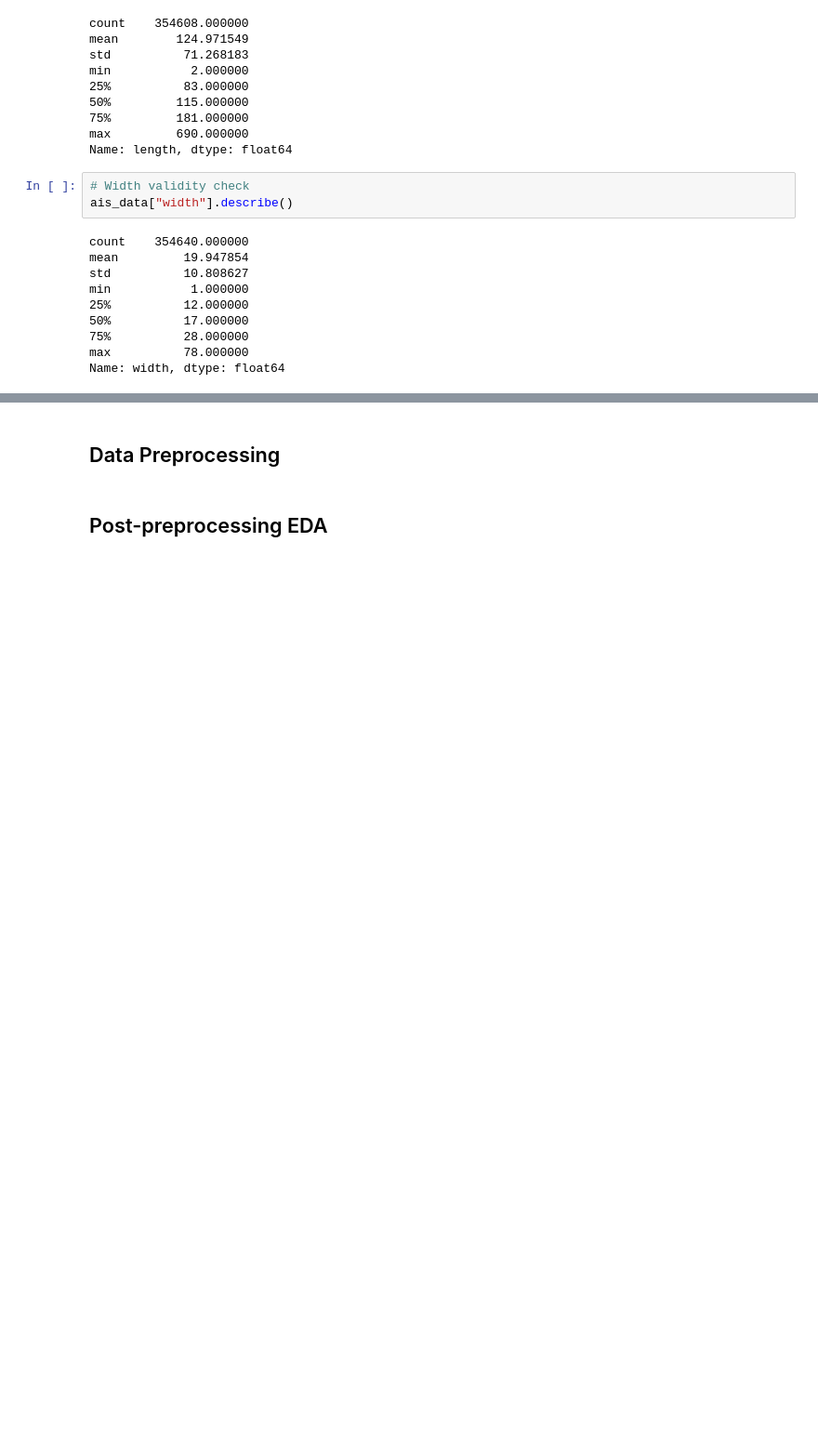
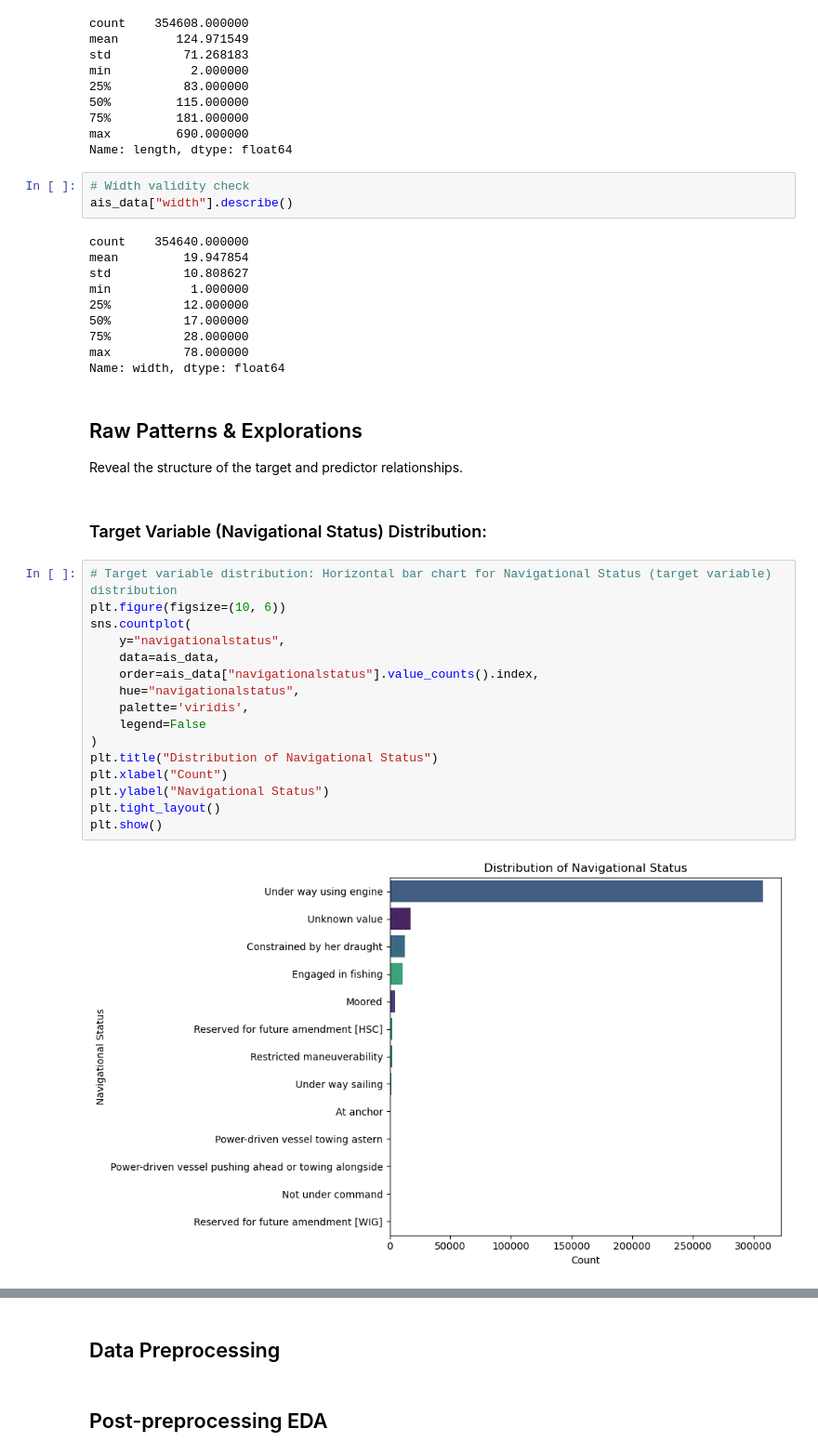
Before and after one commit to rafanahmed/Maritime-Navigational-Status-Classification, a Jupyter notebook: notebooks/01_eda_preprocessing.ipynb, the cells around one changed output, grey strips where cells are left out. Shown at 93% size. Drawn from its saved outputs; the diff is of its cells as text; blank space fills up the shorter version.

Commit message:
Raw Patterns & Explorations

```diff
--- a/notebooks/01_eda_preprocessing.ipynb
+++ b/notebooks/01_eda_preprocessing.ipynb
@@ -249,3 +249,27 @@ min           1.000000
 75%          28.000000
 max          78.000000
 Name: width, dtype: float64
+# %% [markdown]
+## Raw Patterns & Explorations
+
+Reveal the structure of the target and predictor relationships.
+# %% [markdown]
+### Target Variable (Navigational Status) Distribution:
+# %%
+# Target variable distribution: Horizontal bar chart for Navigational Status (target variable) distribution
+plt.figure(figsize=(10, 6))
+sns.countplot(
+    y="navigationalstatus",
+    data=ais_data,
+    order=ais_data["navigationalstatus"].value_counts().index,
+    hue="navigationalstatus",
+    palette='viridis',
+    legend=False
+)
+plt.title("Distribution of Navigational Status")
+plt.xlabel("Count")
+plt.ylabel("Navigational Status")
+plt.tight_layout()
+plt.show()
+# %% [output]
+[figure, added]
```
Also changed, not shown: parts of 41 cells of this notebook.
